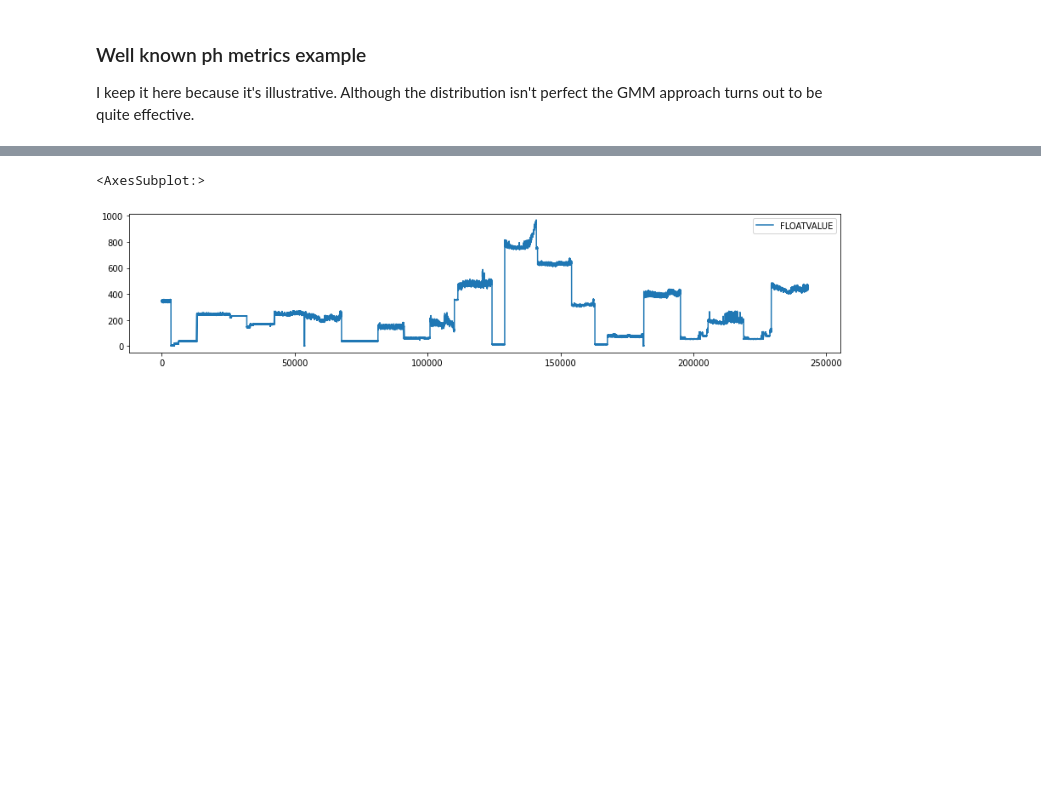
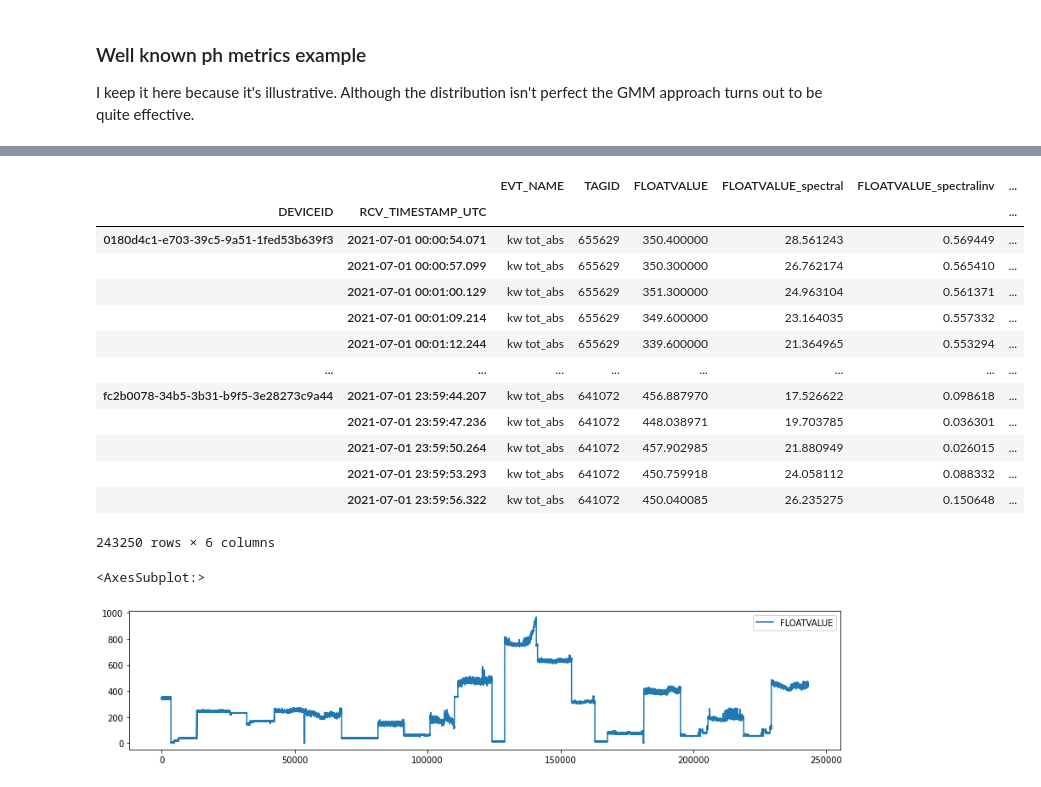
Before and after one commit to sedgewickmm18/notebooks-attic, a Jupyter notebook: NVTBimodal.ipynb, the cells around one changed output, grey strips where cells are left out. Saved outputs shown, nothing was run; the diff lists cells and outputs as text; code cells hidden in the pictures; blank space fills up the shorter version.

```diff
--- a/NVTBimodal.ipynb
+++ b/NVTBimodal.ipynb
@@ -112,3 +144,20 @@ df1_i = gmmi.execute(df=df1_i)
+# %%
+df1_i
+# %% [output]
+|  |  | EVT_NAME | TAGID | FLOATVALUE | FLOATVALUE_spectral | FLOATVALUE_spectralinv | ... |
+| DEVICEID | RCV_TIMESTAMP_UTC |  |  |  |  |  | ... |
+| 0180d4c1-e703-39c5-9a51-1fed53b639f3 | 2021-07-01 00:00:54.071 | kw tot_abs | 655629 | 350.400000 | 28.561243 | 0.569449 | ... |
+|  | 2021-07-01 00:00:57.099 | kw tot_abs | 655629 | 350.300000 | 26.762174 | 0.565410 | ... |
+|  | 2021-07-01 00:01:00.129 | kw tot_abs | 655629 | 351.300000 | 24.963104 | 0.561371 | ... |
+|  | 2021-07-01 00:01:09.214 | kw tot_abs | 655629 | 349.600000 | 23.164035 | 0.557332 | ... |
+|  | 2021-07-01 00:01:12.244 | kw tot_abs | 655629 | 339.600000 | 21.364965 | 0.553294 | ... |
+| ... | ... | ... | ... | ... | ... | ... | ... |
+| fc2b0078-34b5-3b31-b9f5-3e28273c9a44 | 2021-07-01 23:59:44.207 | kw tot_abs | 641072 | 456.887970 | 17.526622 | 0.098618 | ... |
+|  | 2021-07-01 23:59:47.236 | kw tot_abs | 641072 | 448.038971 | 19.703785 | 0.036301 | ... |
+|  | 2021-07-01 23:59:50.264 | kw tot_abs | 641072 | 457.902985 | 21.880949 | 0.026015 | ... |
+|  | 2021-07-01 23:59:53.293 | kw tot_abs | 641072 | 450.759918 | 24.058112 | 0.088332 | ... |
+|  | 2021-07-01 23:59:56.322 | kw tot_abs | 641072 | 450.040085 | 26.235275 | 0.150648 | ... |
+243250 rows × 6 columns
 # %%
 df1_i[['FLOATVALUE']].plot(use_index=False, figsize=(15,3))
 df1_i[['FLOATVALUE_spectral']].plot(use_index=False, figsize=(15,3))
```
Also changed, not shown: parts of 4 cells of this notebook.
